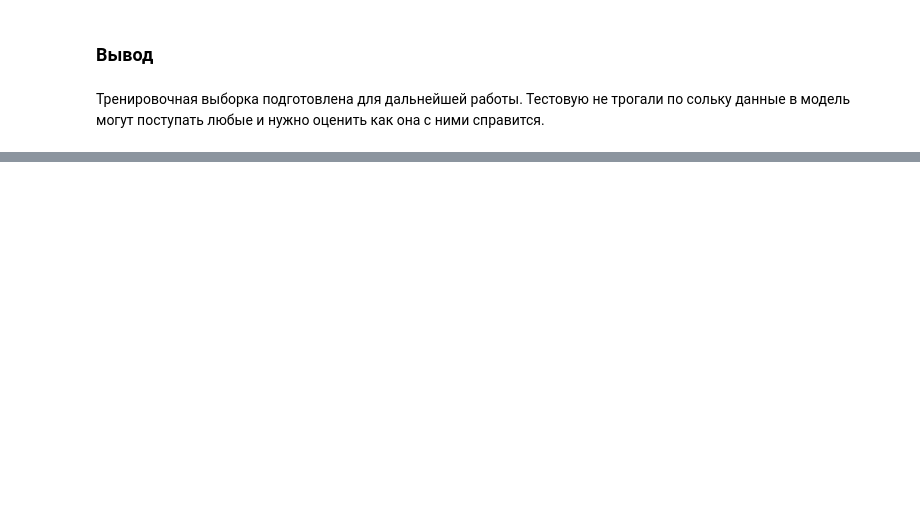
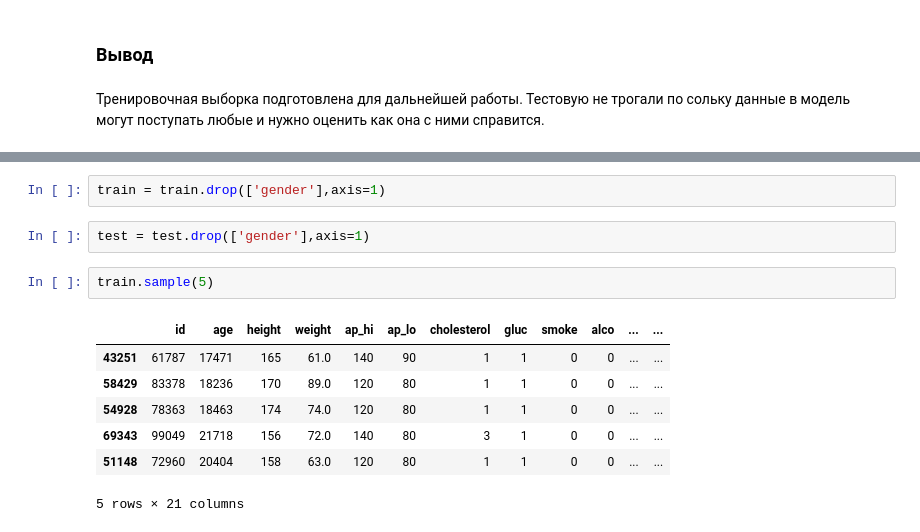
Before and after one commit to Rook-Black/Practicum, a Jupyter notebook: Heart_diseases_prediction/Heart_diseases_prediction.ipynb, the cells around one changed output, grey strips where cells are left out. Cells and saved outputs as stored; diff of their text form; blank space fills up the shorter version.

```diff
--- a/Heart_diseases_prediction/Heart_diseases_prediction.ipynb
+++ b/Heart_diseases_prediction/Heart_diseases_prediction.ipynb
@@ -719,0 +849,14 @@ KeyboardInterrupt:
+# %%
+train = train.drop(['gender'],axis=1)
+# %%
+test = test.drop(['gender'],axis=1)
+# %%
+train.sample(5)
+# %% [output]
+|  | id | age | height | weight | ap_hi | ap_lo | cholesterol | gluc | smoke | alco | ... | ... |
+| 43251 | 61787 | 17471 | 165 | 61.0 | 140 | 90 | 1 | 1 | 0 | 0 | ... | ... |
+| 58429 | 83378 | 18236 | 170 | 89.0 | 120 | 80 | 1 | 1 | 0 | 0 | ... | ... |
+| 54928 | 78363 | 18463 | 174 | 74.0 | 120 | 80 | 1 | 1 | 0 | 0 | ... | ... |
+| 69343 | 99049 | 21718 | 156 | 72.0 | 140 | 80 | 3 | 1 | 0 | 0 | ... | ... |
+| 51148 | 72960 | 20404 | 158 | 63.0 | 120 | 80 | 1 | 1 | 0 | 0 | ... | ... |
+5 rows × 21 columns
```
Also changed, not shown: parts of 71 cells of this notebook, 1 other file.
